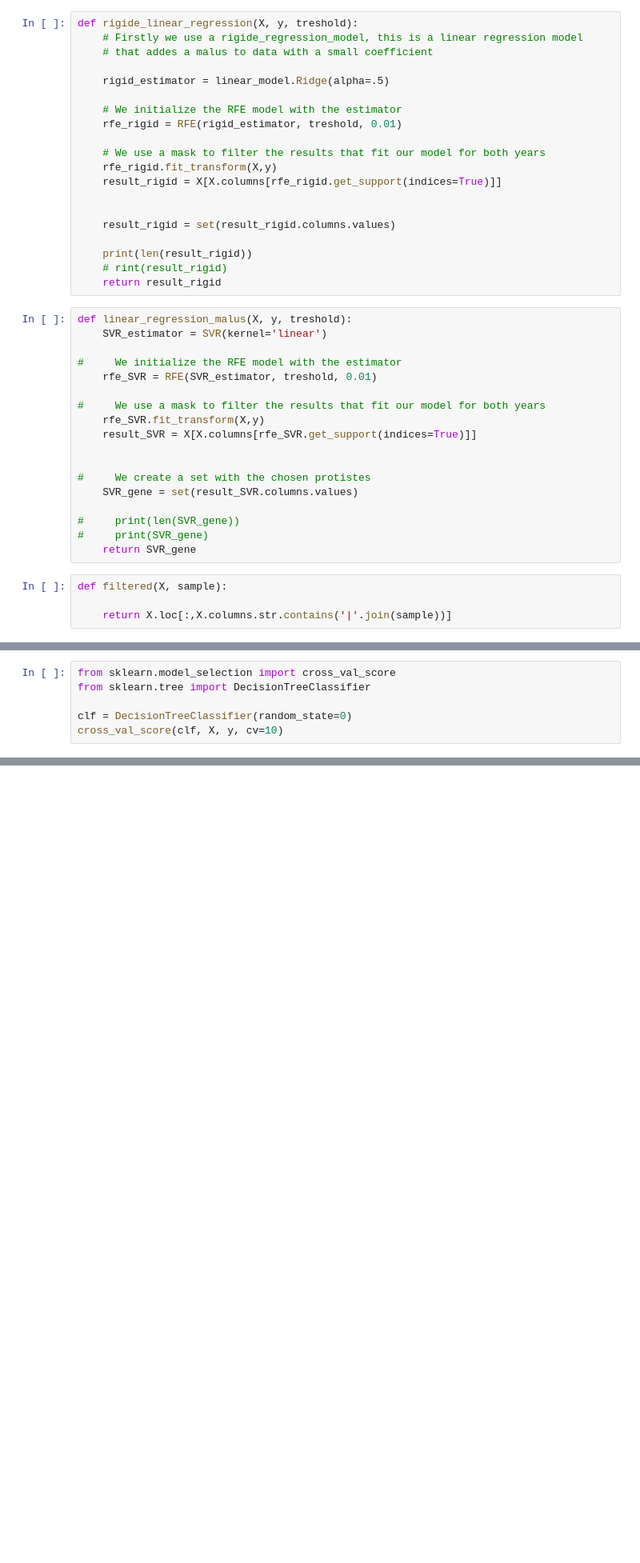
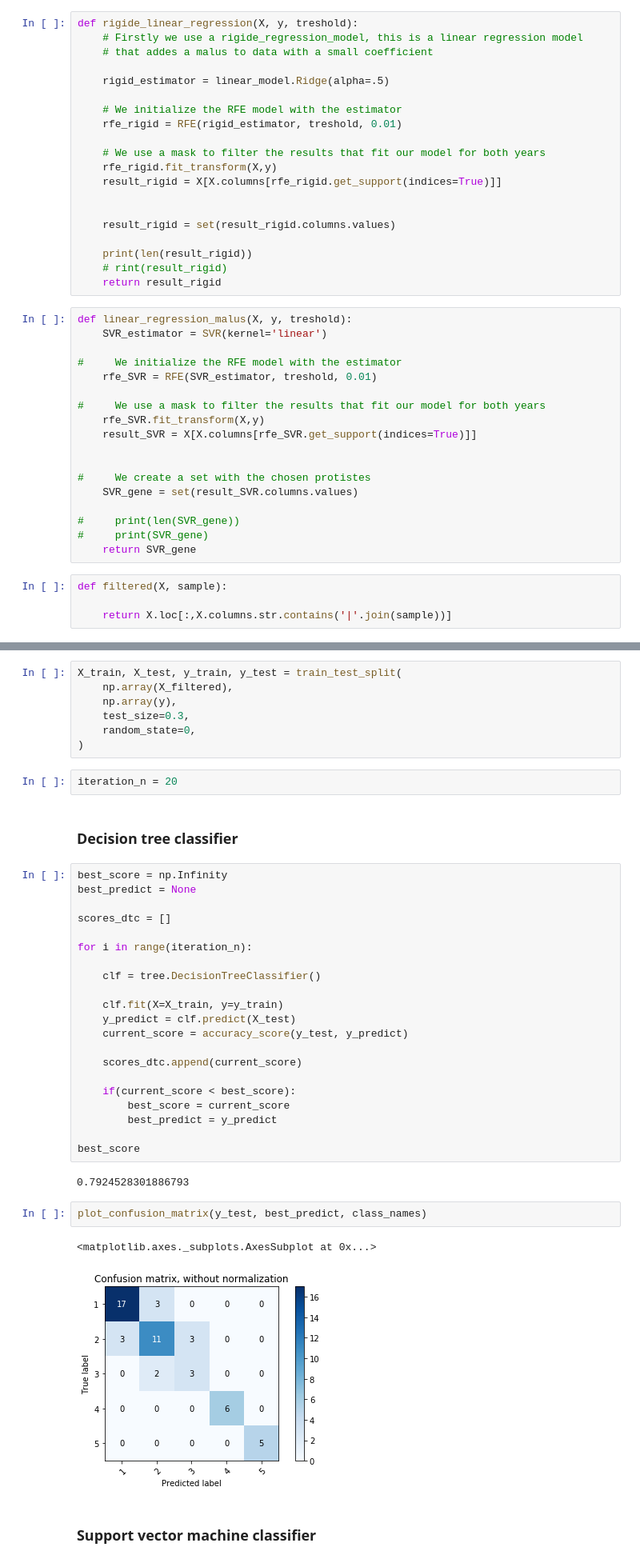
Before and after one commit to Nortalle/BBC_projet, a Jupyter notebook: projet_NCI_60.ipynb, the cells around one changed output, grey strips where cells are left out. Shown: that part at 80% size. Saved outputs shown, nothing was run; the diff lists cells and outputs as text; blank space fills up the shorter version.

```diff
--- a/projet_NCI_60.ipynb
+++ b/projet_NCI_60.ipynb
@@ -366,6 +391,0 @@ X = filtered(X, sample)
-# %%
-from sklearn.model_selection import cross_val_score
-from sklearn.tree import DecisionTreeClassifier
-
-clf = DecisionTreeClassifier(random_state=0)
-cross_val_score(clf, X, y, cv=10)
@@ -380,0 +441,41 @@ Même s'il manque les méthodes à Guidoux, ce serait bien de mettre les méthod
+# %%
+X_train, X_test, y_train, y_test = train_test_split(
+    np.array(X_filtered),
+    np.array(y),
+    test_size=0.3,
+    random_state=0,
+)
+# %%
+iteration_n = 20
+# %% [markdown]
+### Decision tree classifier
+# %%
+best_score = np.Infinity
+best_predict = None
+
+scores_dtc = []
+
+for i in range(iteration_n):
+
+    clf = tree.DecisionTreeClassifier()
+
+    clf.fit(X=X_train, y=y_train)
+    y_predict = clf.predict(X_test)
+    current_score = accuracy_score(y_test, y_predict)
+
+    scores_dtc.append(current_score)
+
+    if(current_score < best_score):
+        best_score = current_score
+        best_predict = y_predict
+
+best_score
+# %% [output]
+0.7924528301886793
+# %%
+plot_confusion_matrix(y_test, best_predict, class_names)
+# %% [output]
+<matplotlib.axes._subplots.AxesSubplot at 0x...>
+[figure, added]
+# %% [markdown]
+### Support vector machine classifier
```
Also changed, not shown: parts of 35 cells of this notebook, 1 other file.
